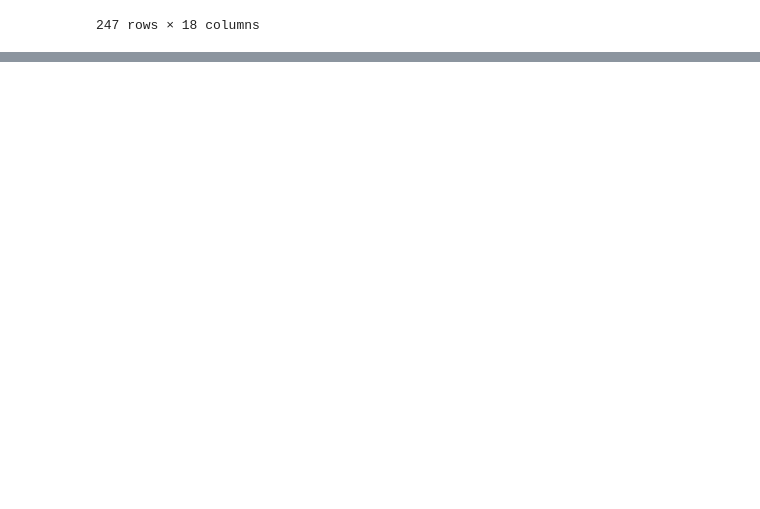
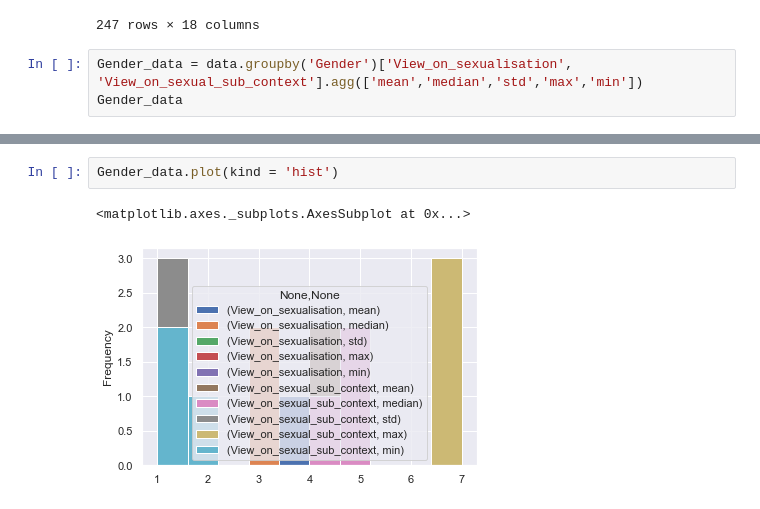
Before and after one commit to DenysMelnyk6/Sexuality-in-Video-games, a Jupyter notebook: Sexuality_analysis.ipynb, the cells around one changed output, grey strips where cells are left out. Saved outputs shown, nothing was run; the diff lists cells and outputs as text; blank space fills up the shorter version.

Commit message:
Main stats
Some basic statistical data needed

```diff
--- a/Sexuality_analysis.ipynb
+++ b/Sexuality_analysis.ipynb
@@ -300,3 +295,6 @@ data
 | 245 | 05/01/2021 11:45:41 | Male | Heterosexual | Younger than 16 | Other | Several times a week | 0-4 hours | ... |
 | 246 | 05/01/2021 13:05:50 | Male | Heterosexual | 27-35 | UK | Every day | 0-4 hours | ... |
 247 rows × 18 columns
+# %%
+Gender_data = data.groupby('Gender')['View_on_sexualisation', 'View_on_sexual_sub_context'].agg(['mean','median','std','max','min'])
+Gender_data
@@ -302,0 +308,5 @@ data
+# %%
+Gender_data.plot(kind = 'hist')
+# %% [output]
+<matplotlib.axes._subplots.AxesSubplot at 0x...>
+[figure, added]
```
Also changed, not shown: parts of 5 cells of this notebook.
